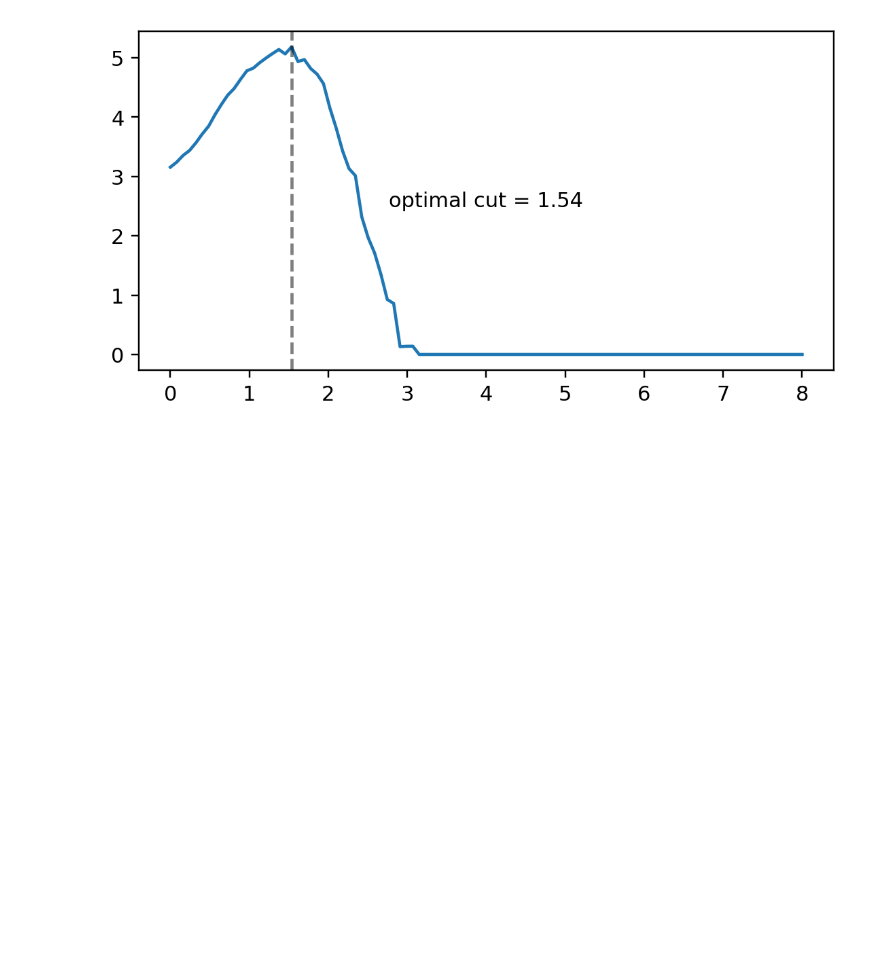
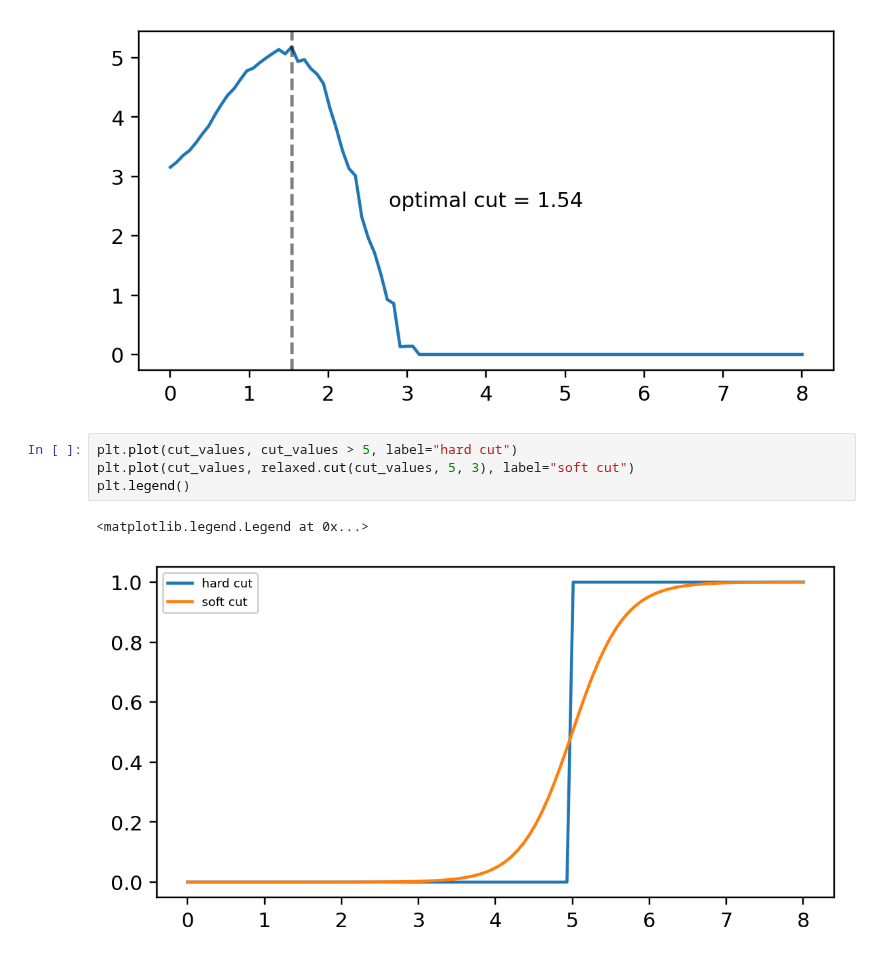
Before and after one commit to gradhep/relaxed, a Jupyter notebook: examples/cut-and-binning.ipynb, the cells around one changed output. Cells and saved outputs as stored; diff of their text form; blank space fills up the shorter version.

```diff
--- a/examples/cut-and-binning.ipynb
+++ b/examples/cut-and-binning.ipynb
@@ -80,6 +80,13 @@ plt.text(
 # %% [output]
 Text(0.5, 0.5, 'optimal cut = 1.54')
 [figure]
+# %%
+plt.plot(cut_values, cut_values > 5, label="hard cut")
+plt.plot(cut_values, relaxed.cut(cut_values, 5, 3), label="soft cut")
+plt.legend()
+# %% [output]
+<matplotlib.legend.Legend at 0x...>
+[figure, added]
 # %%
 def significance_after_soft_cut(cut, slope):
     s_weights = relaxed.cut(sig, cut, slope)
```
Also changed, not shown: parts of 5 cells of this notebook.
